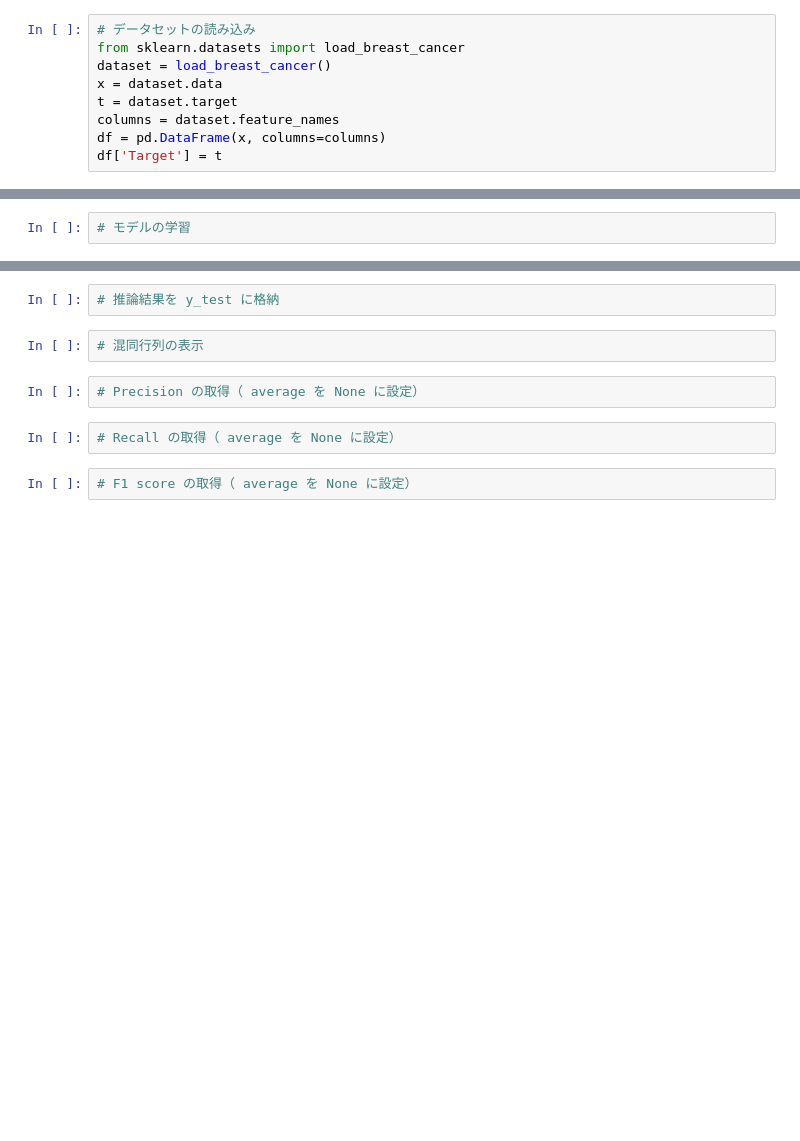
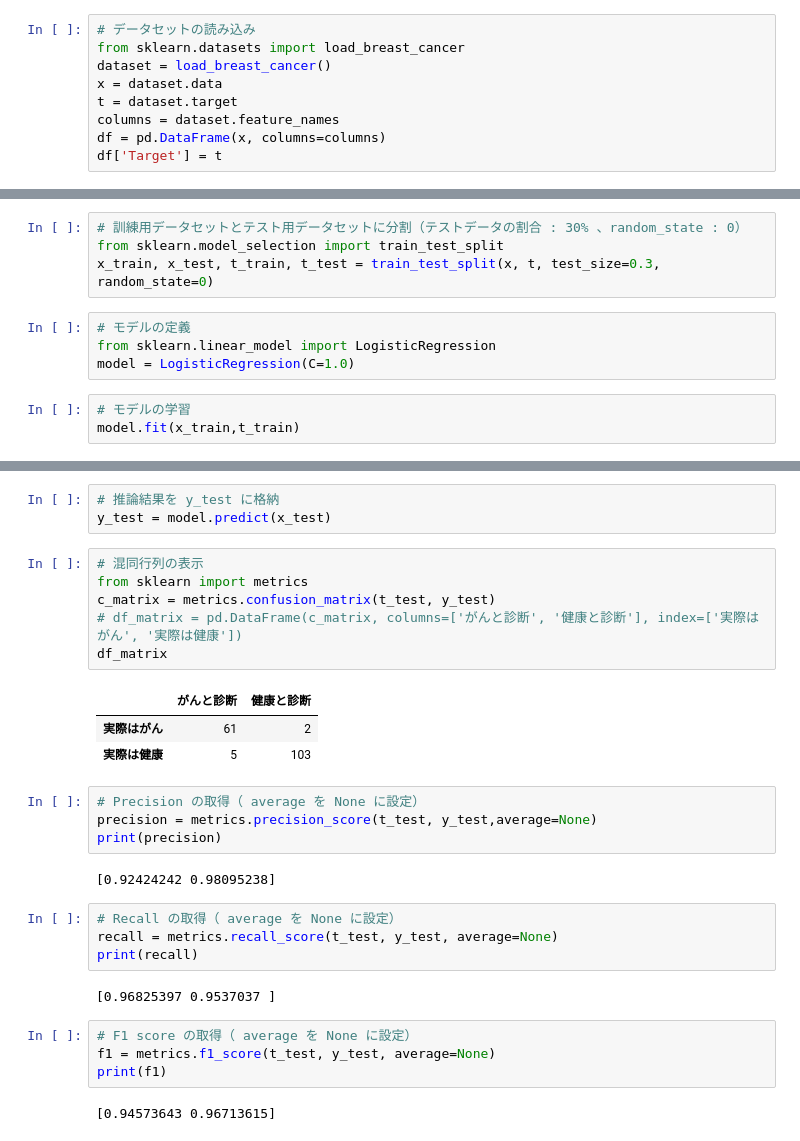
Before and after one commit to koh11235813/TKBasic, a Jupyter notebook: TKBasic013_MachineLearning2_2_243283.ipynb, the cells around one changed output, grey strips where cells are left out. Drawn from its saved outputs; the diff is of its cells as text; blank space fills up the shorter version.

```diff
--- a/TKBasic013_MachineLearning2_2_243283.ipynb
+++ b/TKBasic013_MachineLearning2_2_243283.ipynb
@@ -892,2 +888,11 @@ df['Target'] = t
+# %%
+# 訓練用データセットとテスト用データセットに分割（テストデータの割合 : 30% 、random_state : 0）
+from sklearn.model_selection import train_test_split
+x_train, x_test, t_train, t_test = train_test_split(x, t, test_size=0.3, random_state=0)
+# %%
+# モデルの定義
+from sklearn.linear_model import LogisticRegression
+model = LogisticRegression(C=1.0)
 # %%
 # モデルの学習
+model.fit(x_train,t_train)
@@ -896,12 +908,33 @@ df['Target'] = t
 # %%
 # 推論結果を y_test に格納
+y_test = model.predict(x_test)
-# %%
-# 混同行列の表示
+# %%
+# 混同行列の表示
+from sklearn import metrics
+c_matrix = metrics.confusion_matrix(t_test, y_test)
+# df_matrix = pd.DataFrame(c_matrix, columns=['がんと診断', '健康と診断'], index=['実際はがん', '実際は健康'])
+df_matrix
+# %% [output]
+|  | がんと診断 | 健康と診断 |
+| 実際はがん | 61 | 2 |
+| 実際は健康 | 5 | 103 |
 # %%
 # Precision の取得（ average を None に設定）
+precision = metrics.precision_score(t_test, y_test,average=None)
+print(precision)
+# %% [output]
+[0.92424242 0.98095238]
 # %%
 # Recall の取得（ average を None に設定）
+recall = metrics.recall_score(t_test, y_test, average=None)
+print(recall)
+# %% [output]
+[0.96825397 0.9537037 ]
 # %%
 # F1 score の取得（ average を None に設定）
+f1 = metrics.f1_score(t_test, y_test, average=None)
+print(f1)
+# %% [output]
+[0.94573643 0.96713615]
 # %% [markdown]
 <img src="http://drive.google.com/uc?export=view&id=1g2xjXbw5qYeqdJqcOf3uASvzBQxhlE8u" width=30%>
```
Also changed, not shown: parts of 5 cells of this notebook.
